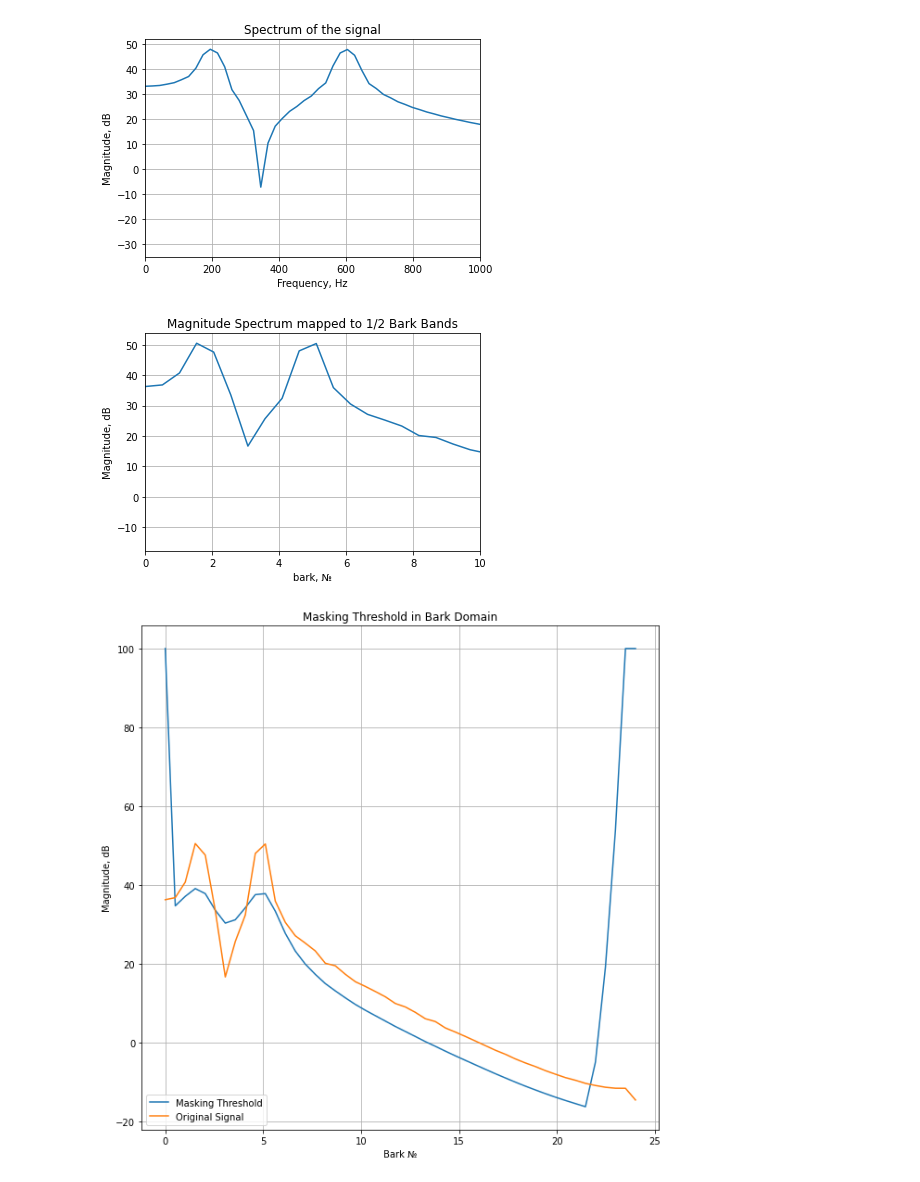
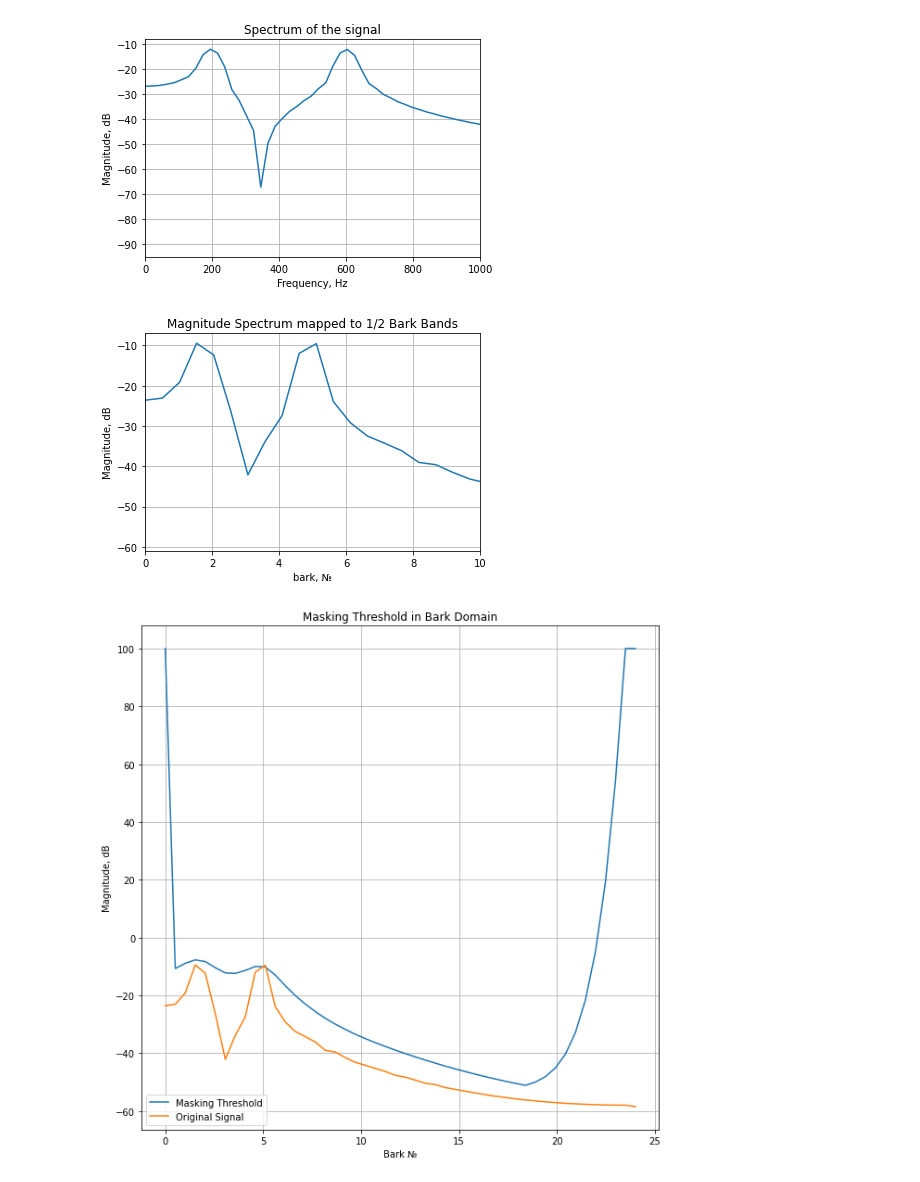
Before and after one commit to DamirSD673/AudiocodingHW1, a Jupyter notebook: HW4/HW4.ipynb, the cells around one changed output. Drawn from its saved outputs; the diff is of its cells as text; code cells hidden in the pictures.

```diff
--- a/HW4/HW4.ipynb
+++ b/HW4/HW4.ipynb
@@ -14,7 +14,7 @@ class Signal:
         t = np.linspace(0, self.T, self.T*self.fs)
         s1 = np.zeros_like(t)
         for i in range(len(self.f)):
-            s1 += np.sin(2*np.pi*self.f[i]*t)*1000
+            s1 += np.sin(2*np.pi*self.f[i]*t)
         return t, s1
 
     # Function for STFT nperseq = number of samples in fft block, nfft = number of FFT points(number of subbands)
@@ -60,7 +60,7 @@ class Signal:
         return spreadingfunctionBarkdB
 
     # Spreading function in matrix form for whole bark range
-    def spreadingfunctionmat(self, alpha=0.8, nfilts=48):
+    def spreadingfunctionmat(self, alpha=0.6, nfilts=48):
         spreadingfunctionBarkdB = self.f_SP_dB(self.fs/2, nfilts)
         spreadingfunctionBarkVoltage = 10.0**(spreadingfunctionBarkdB/20.0*alpha)
         spreadingfuncmatrix = np.zeros((nfilts,nfilts))
@@ -69,7 +69,7 @@ class Signal:
         return spreadingfuncmatrix
 
     # Calculating masking threshold vector for all time moments (resulting in matrix)
-    def maskingThresholdBark(self, alpha=0.8, nfilts=48):
+    def maskingThresholdBark(self, alpha=0.6, nfilts=48):
         mXbark = self.mapping2bark()
         spreadingfuncmatrix = self.spreadingfunctionmat(alpha, nfilts)
         mTbark=np.dot(spreadingfuncmatrix**alpha, mXbark**alpha)
@@ -93,35 +93,35 @@ class Signal:
 
     # converting
     def mappingfrombark(self, nfft=2048, nfilts=48):
         W_inv = self.mappingfrombarkmat(nfft, nfilts)
         mTbark = self.maskingThresholdBark()
         nfreqs=int(nfft/2)
         mT = np.dot(W_inv[:nfreqs, :], mTbark)
         return mT
 
     # converting in quiet
-    def mappingfrombarkQUIET(self, nfft=2048, nfilts=48, alpha=0.8):
+    def mappingfrombarkQUIET(self, nfft=2048, nfilts=48, alpha=0.6):
         W_inv = self.mappingfrombarkmat(nfft, nfilts)
         mTbark = self.maskingThresholdBark()
         nfreqs=int(nfft/2)
         mTq = np.dot(W_inv[:nfreqs, :], mTbark)
         mTq = mTq**(1/alpha)
         return mTq
 
 
 # Generate signal
 S = Signal([200, 600], 180, 44100)
 # spectrum (actually spectrogram in freq-time domain)
 # but we plot only for 1 time moment
 [freqs, time, z] = S.STFT(1024, 2048)
 plt.plot(np.linspace(0, 44100/2, 1024), 20*np.log10(np.abs(z[:1024, 0])))
 plt.xlim((0, 1000))
 plt.title('Spectrum of the signal')
 plt.xlabel('Frequency, Hz')
 plt.ylabel('Magnitude, dB')
 plt.grid(True)
 # %% [output]
-[figure, old version]
+[figure, new version]
 # %%
 # converting spectrum to bark scale
 mXbark = S.mapping2bark()
@@ -132,7 +132,7 @@ plt.xlabel('bark, №')
 plt.ylabel('Magnitude, dB')
 plt.grid(True)
 # %% [output]
-[figure, old version]
+[figure, new version]
 # %%
 # calculate masking threshold in bark domain
 mTbark = S.maskingThresholdBark()
@@ -146,7 +146,7 @@ ax.set_xlabel('Bark №')
 ax.set_ylabel('Magnitude, dB')
 ax.grid(True)
 # %% [output]
-[figure, old version]
+[figure, new version]
 # %%
 # converting masking threshold from bark to linear(frequency) domain
 mT = S.mappingfrombark()
```
Also changed, not shown: parts of 3 cells of this notebook.
